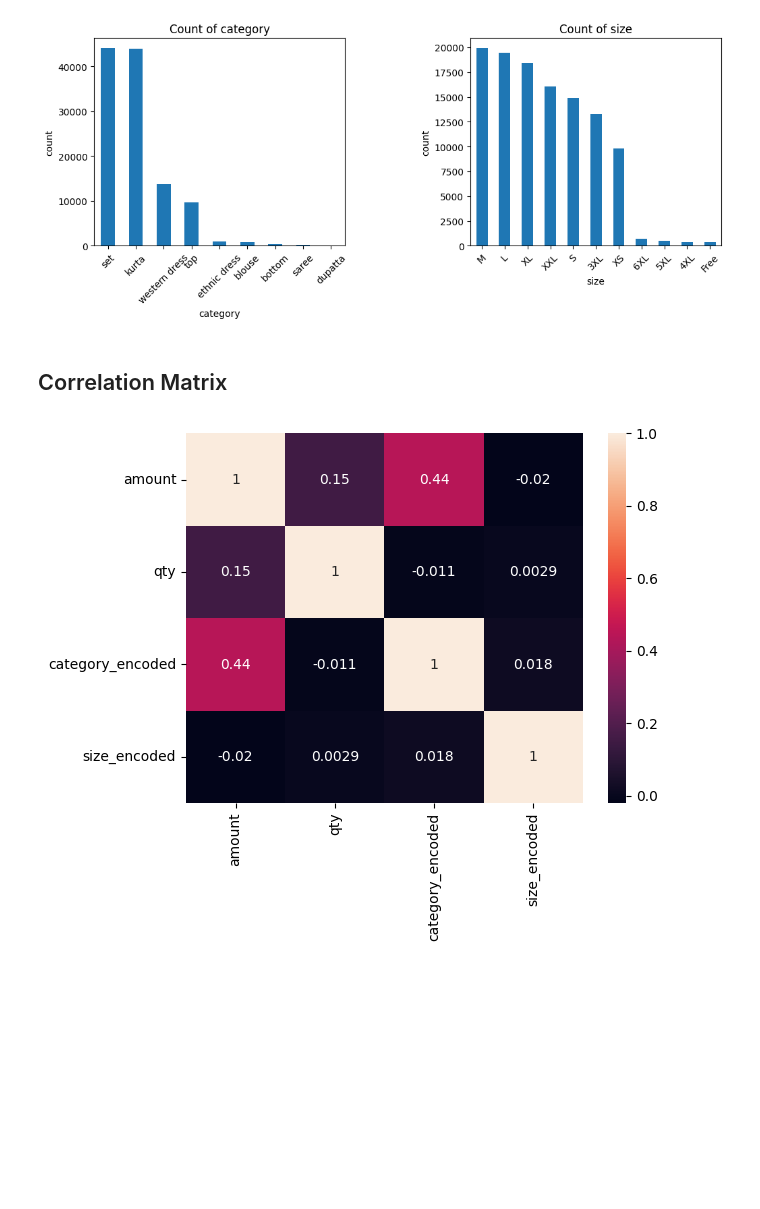
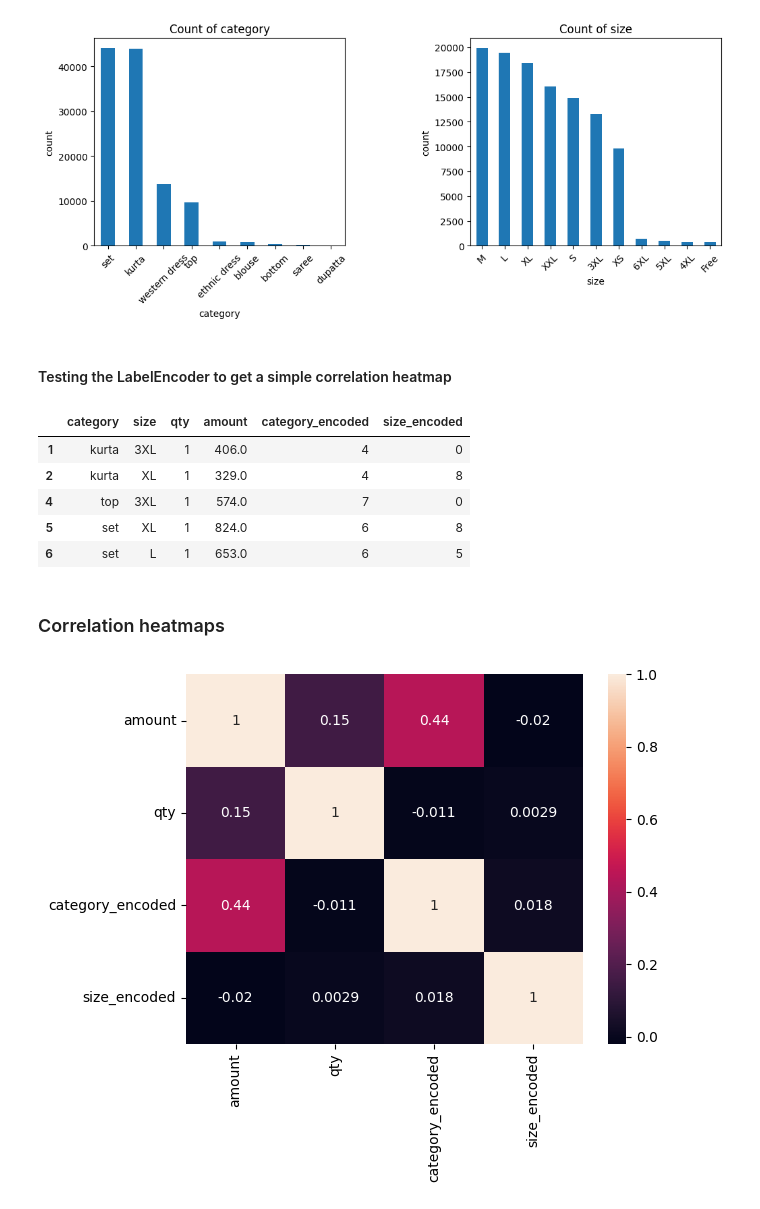
Before and after one commit to jesab/ml_assignment_1, a Jupyter notebook: Assignment2.ipynb, the cells around one changed output. Saved outputs shown, nothing was run; the diff lists cells and outputs as text; code cells hidden in the pictures; blank space fills up the shorter version.

```diff
--- a/Assignment2.ipynb
+++ b/Assignment2.ipynb
@@ -206,6 +206,8 @@ plt.subplots_adjust(wspace=0.5)
 plt.show()
 # %% [output]
 [figure]
+# %% [markdown]
+#### Testing the LabelEncoder to get a simple correlation heatmap
 # %%
 from sklearn.preprocessing import LabelEncoder
 
@@ -217,5 +222,14 @@ df['size_encoded'] = label_encoder.fit_transform(df['size'])
+# %%
+df_label.head()
+# %% [output]
+|  | category | size | qty | amount | category_encoded | size_encoded |
+| 1 | kurta | 3XL | 1 | 406.0 | 4 | 0 |
+| 2 | kurta | XL | 1 | 329.0 | 4 | 8 |
+| 4 | top | 3XL | 1 | 574.0 | 7 | 0 |
+| 5 | set | XL | 1 | 824.0 | 6 | 8 |
+| 6 | set | L | 1 | 653.0 | 6 | 5 |
 # %% [markdown]
-## Correlation Matrix
+### Correlation heatmaps
 # %%
 # correlation matrix
 corr_cols = ['amount', 'qty', 'category_encoded', 'size_encoded']
```
Also changed, not shown: parts of 13 cells of this notebook.
